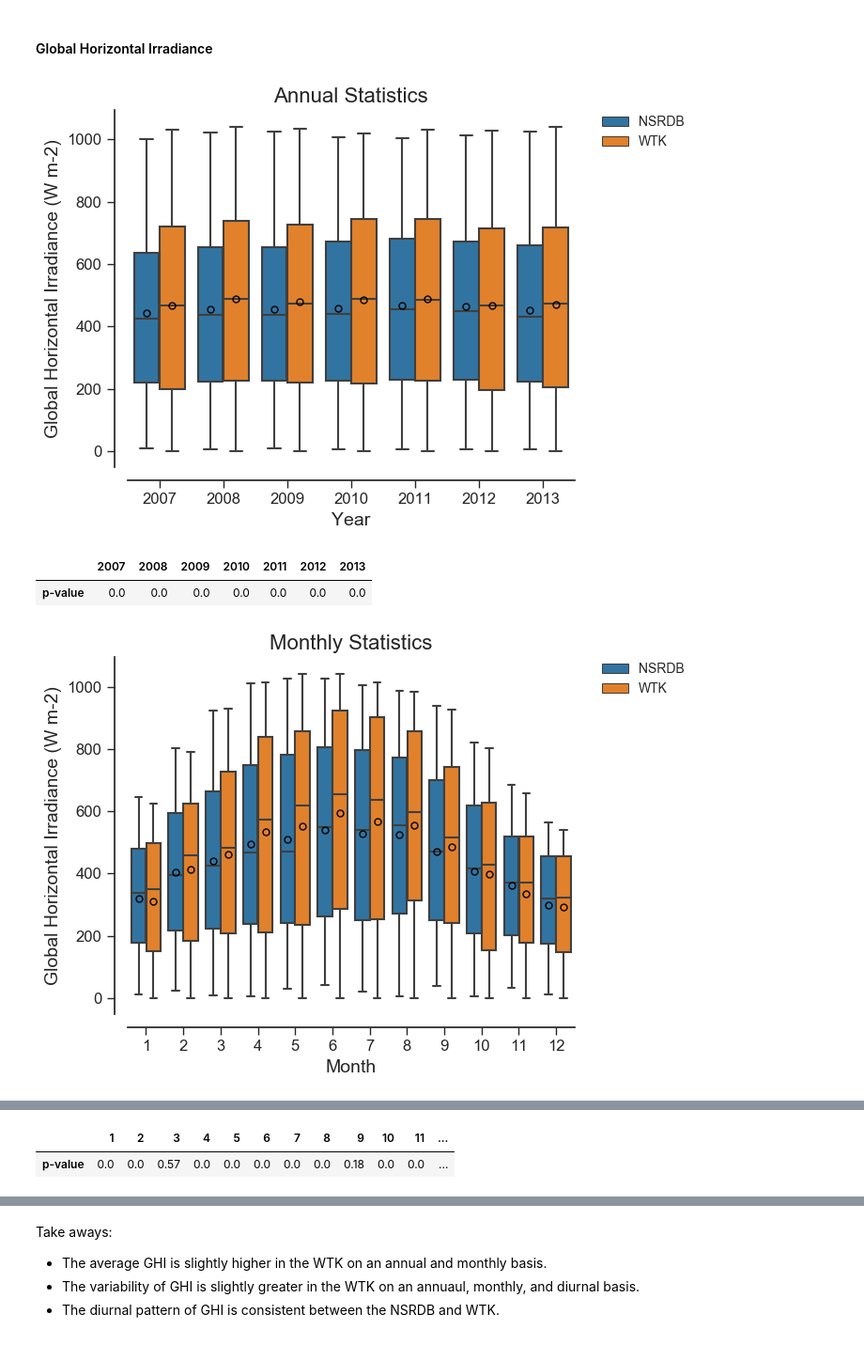
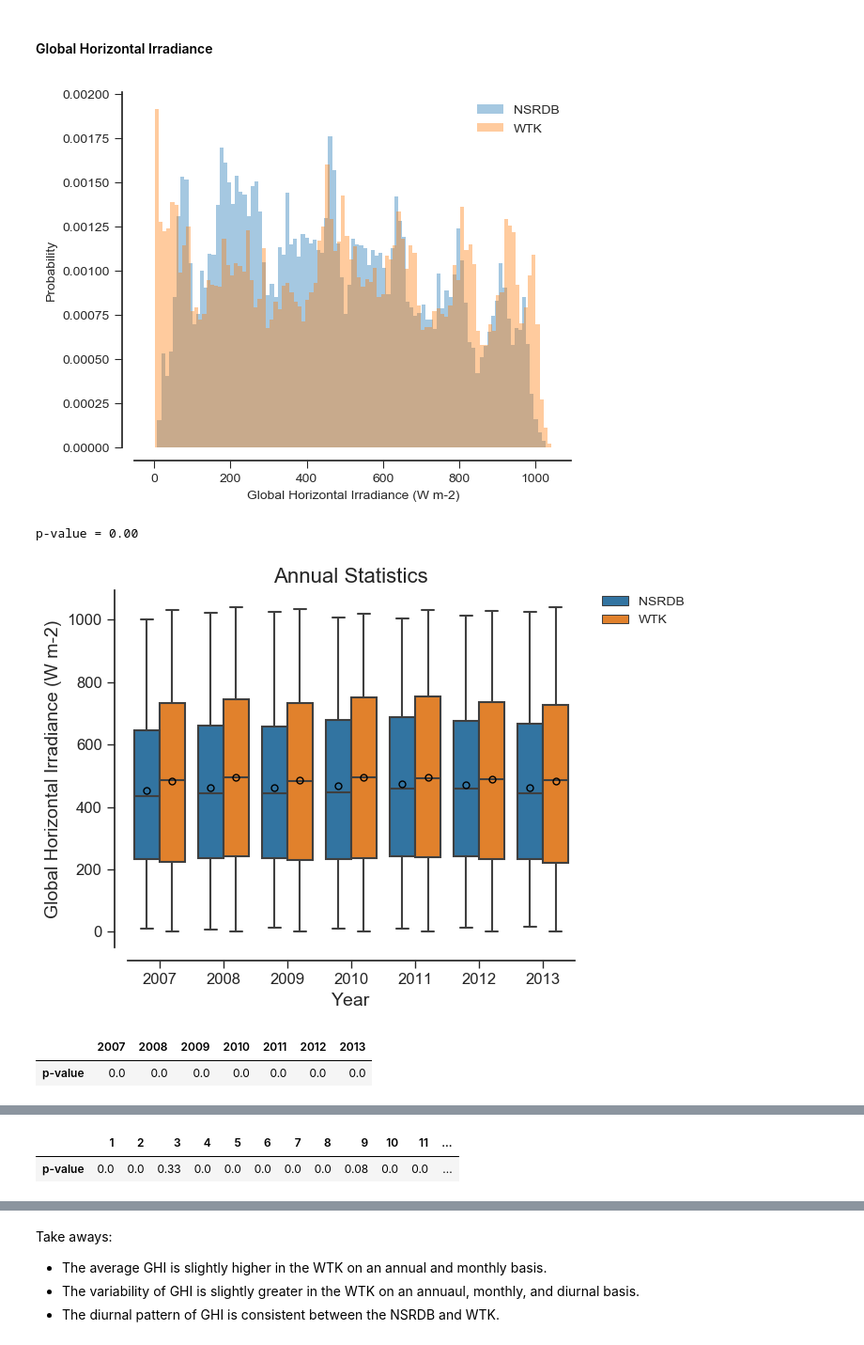
Before and after one commit to NREL/hsds-examples, a Jupyter notebook: notebooks/03_validation.ipynb, the cells around one changed output, grey strips where cells are left out. Shown at 94% size. Drawn from its saved outputs; the diff is of its cells as text; code cells hidden in the pictures.

Commit message:
nsrdb data added to aws histograms added

```diff
--- a/notebooks/03_validation.ipynb
+++ b/notebooks/03_validation.ipynb
@@ -100,0 +82,3 @@ nsrdb_sites
+# %%
+nsrdb_sites = pd.read_csv('https://s3-us-west-2.amazonaws.com/nsrdb-test-data/sites_meta.csv')
+nsrdb_sites
@@ -108,9 +98,10 @@ site_lat_lon = nsrdb_sites.loc[site_pos, ['latitude', 'longitude']].values[0]
 site_tz = nsrdb_sites.loc[site_pos, 'timezone'].item()
 print('NSRDB site {:} coordinates = '.format(site_id), site_lat_lon)
 
-dt = pd.to_datetime(nsrdb['time_index'][:].astype(str))
-site_ds = pd.DataFrame(nsrdb['site_{:}'.format(site_id)][...],
-                       index=dt)
+site_url = 'https://s3-us-west-2.amazonaws.com/nsrdb-test-data/site_{:}.csv'.format(site_id)
+site_ds = pd.read_csv(site_url)
+site_ds['datetime'] = pd.to_datetime(site_ds['datetime'])
+site_ds = site_ds.set_index('datetime')
 
 site_ds.head()
 # %% [output]
@@ -171,6 +161,7 @@ wtk_comp = wtk_ds.copy()
 wtk_comp = wtk_comp.rename(columns={'DIF': 'DHI', 'temperature_2m': 'Temperature', 'windspeed_10m': 'Wind Speed'})
 wtk_comp['dataset'] = 'WTK'
 wtk_comp['Temperature'] = wtk_comp['Temperature'] - 273.15
+wtk_comp['zenith_angle'] = np.degrees(np.arccos((wtk_comp['GHI'] - wtk_comp['DHI']) / wtk_comp['DNI'])).fillna(90)
 
 comp_ds = pd.concat([nsrdb_comp, wtk_comp])
 # Extract year, month and hour
@@ -191,7 +182,9 @@ comp_ds.head()
 For irradiance variables non-daylight hours need to be removed
 # %%
 # Daylight hours have a zenith angle <= 89 degrees
-daylight = nsrdb_comp['zenith_angle'] <= 89
+nsrdb_daylight = nsrdb_comp['zenith_angle'] <= 89
+wtk_daylight = wtk_comp['zenith_angle'] <= 89
+daylight = np.logical_and(nsrdb_daylight, wtk_daylight)
 cols = ['DNI', 'GHI', 'DHI', 'dataset']
 solar_comp = pd.concat([nsrdb_comp.loc[daylight, cols], wtk_comp.loc[daylight, cols]])
 # Extract year, month and hour
@@ -218,6 +211,20 @@ solar_comp.head()
 # %%
 variable = 'GHI'
 label = 'Global Horizontal Irradiance (W m-2)'
+
+nsrdb = solar_comp.loc[solar_comp['dataset'] == 'NSRDB', variable]
+wtk = solar_comp.loc[solar_comp['dataset'] == 'WTK', variable]
+fig, ax = plt.subplots(figsize=((6,5)), dpi=100)
+sns.distplot(nsrdb, bins=100, ax=ax, kde=False, norm_hist=True)
+sns.distplot(wtk, bins=100, ax=ax, kde=False, norm_hist=True)
+sns.despine(offset=10, trim=False)
+plt.ylabel('Probability')
+plt.xlabel(label)
+plt.legend(['NSRDB', 'WTK'])
+plt.show()
+
+p_val = wilcoxon(nsrdb, wtk)[1]
+print('p-value = {:.2f}'.format(p_val))
 
 fig = plt.figure(figsize=(6,5), dpi=100)
 axis = fig.add_subplot(111)
@@ -227,7 +234,6 @@ sns.boxplot(x='year', y=variable, hue='dataset', data=solar_comp,
 sns.despine(offset=10, trim=False)
 axis.set_xlabel('Year', fontsize=14)
 axis.set_ylabel(label, fontsize=14)
-
 axis.tick_params(axis='x', labelsize=12, width=1, length=6)
 axis.tick_params(axis='y', labelsize=12, width=1, length=6)
 fig.tight_layout()
@@ -253,7 +259,6 @@ sns.boxplot(x='month', y=variable, hue='dataset', data=solar_comp,
 sns.despine(offset=10, trim=False)
 axis.set_xlabel('Month', fontsize=14)
 axis.set_ylabel(label, fontsize=14)
-
 axis.tick_params(axis='x', labelsize=12, width=1, length=6)
 axis.tick_params(axis='y', labelsize=12, width=1, length=6)
 fig.tight_layout()
@@ -268,35 +273,35 @@ for group, df in groups:
     wtk = df.loc[df['dataset'] == 'WTK', variable].values
     p_vals.loc['p-value', group] = wilcoxon(nsrdb, wtk)[1]
 
 display(p_vals.round(2))
 
 
 fig = plt.figure(figsize=(6,5), dpi=100)
 axis = fig.add_subplot(111)
 axis.set_title('Diurnal Statistics', fontsize=16)
 sns.boxplot(x='hour', y=variable, hue='dataset', data=solar_comp,
            showfliers=False, ax=axis, showmeans=True, meanprops=meanprops)
 sns.despine(offset=10, trim=False)
 axis.set_xlabel('Hour', fontsize=14)
 axis.set_ylabel(label, fontsize=14)
-
 axis.tick_params(axis='x', labelsize=12, width=1, length=6)
 axis.tick_params(axis='y', labelsize=12, width=1, length=6)
 fig.tight_layout()
 plt.legend(bbox_to_anchor=(1.05, 1), loc=2, borderaxespad=0.)
 plt.show()
 plt.close()
 
 p_vals = pd.DataFrame()
 groups = solar_comp.groupby('hour')
 for group, df in groups:
     nsrdb = df.loc[df['dataset'] == 'NSRDB', variable].values
     wtk = df.loc[df['dataset'] == 'WTK', variable].values
     p_vals.loc['p-value', group] = wilcoxon(nsrdb, wtk)[1]
 
 display(p_vals.round(2))
 # %% [output]
-[figure, old version]
+[figure, new version]
+p-value = 0.00
+[figure, new version]
 |  | 2007 | 2008 | 2009 | 2010 | 2011 | 2012 | 2013 |
 | p-value | 0.0 | 0.0 | 0.0 | 0.0 | 0.0 | 0.0 | 0.0 |
-[figure, old version]
@@ -303,2 +309,2 @@ display(p_vals.round(2))
 |  | 1 | 2 | 3 | 4 | 5 | 6 | 7 | 8 | 9 | 10 | 11 | ... |
-| p-value | 0.0 | 0.0 | 0.57 | 0.0 | 0.0 | 0.0 | 0.0 | 0.0 | 0.18 | 0.0 | 0.0 | ... |
+| p-value | 0.0 | 0.0 | 0.33 | 0.0 | 0.0 | 0.0 | 0.0 | 0.0 | 0.08 | 0.0 | 0.0 | ... |
```
Also changed, not shown: parts of 13 cells of this notebook.
